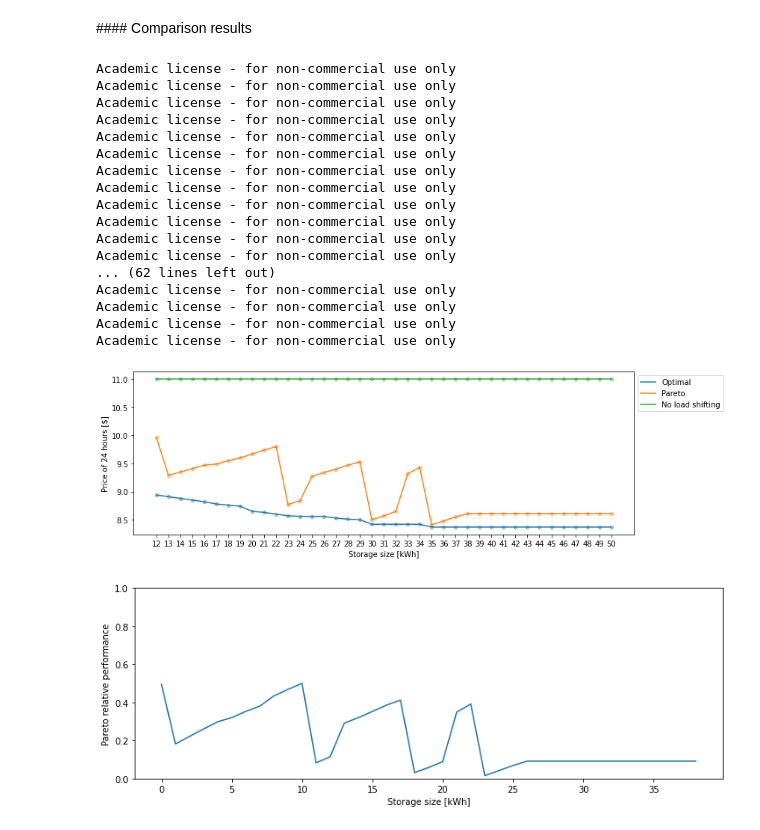
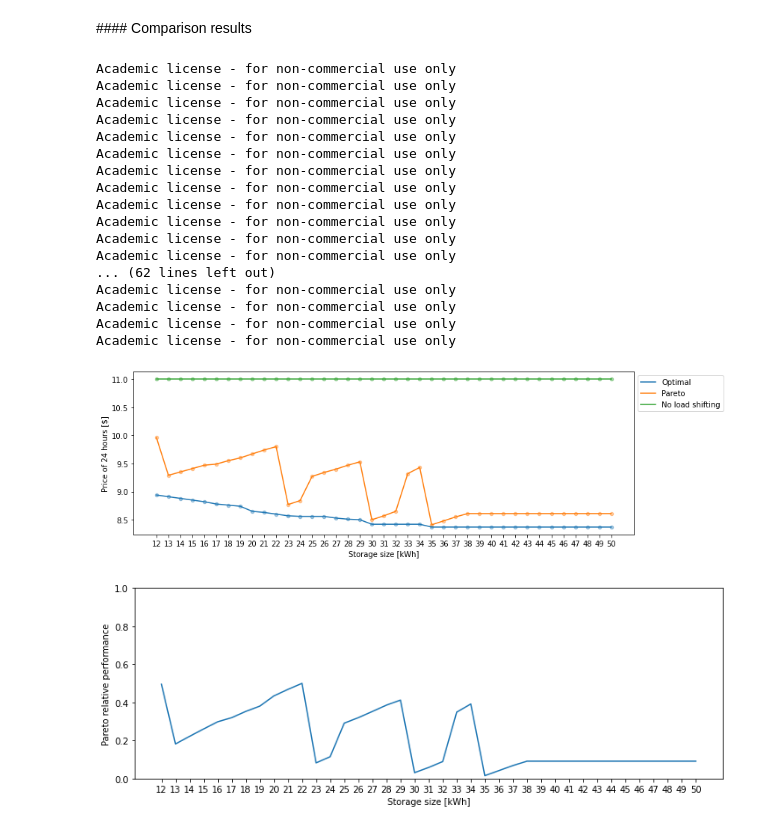
Before and after one commit to thdfw/master_thesis, a Jupyter notebook: data_driven_control/pareto.ipynb, the cells around one changed output. Saved outputs shown, nothing was run; the diff lists cells and outputs as text; code cells hidden in the pictures.

```diff
--- a/data_driven_control/pareto.ipynb
+++ b/data_driven_control/pareto.ipynb
@@ -648,32 +648,33 @@ plt.scatter(storage_size, paretos, alpha=0.4, s=20)
 plt.plot(storage_size, no_shifts, label='No load shifting')
 plt.scatter(storage_size, no_shifts, alpha=0.4, s=20)
 plt.xticks(storage_size)
 plt.legend(loc='upper left', bbox_to_anchor=(1, 1))
 plt.show()
 
 plt.figure(figsize=(12,4))
-plt.plot(scaled)
+plt.plot(storage_size, scaled)
+plt.xticks(storage_size)
 plt.xlabel("Storage size [kWh]")
 plt.ylabel("Pareto relative performance")
 plt.ylim([0,1])
 plt.show()
 # %% [output]
 Academic license - for non-commercial use only
 Academic license - for non-commercial use only
 Academic license - for non-commercial use only
 Academic license - for non-commercial use only
 Academic license - for non-commercial use only
 Academic license - for non-commercial use only
 Academic license - for non-commercial use only
 Academic license - for non-commercial use only
 Academic license - for non-commercial use only
 Academic license - for non-commercial use only
 Academic license - for non-commercial use only
 Academic license - for non-commercial use only
 ... (62 lines left out)
 Academic license - for non-commercial use only
 Academic license - for non-commercial use only
 Academic license - for non-commercial use only
 Academic license - for non-commercial use only
 [figure]
-[figure, old version]
+[figure, new version]
```
